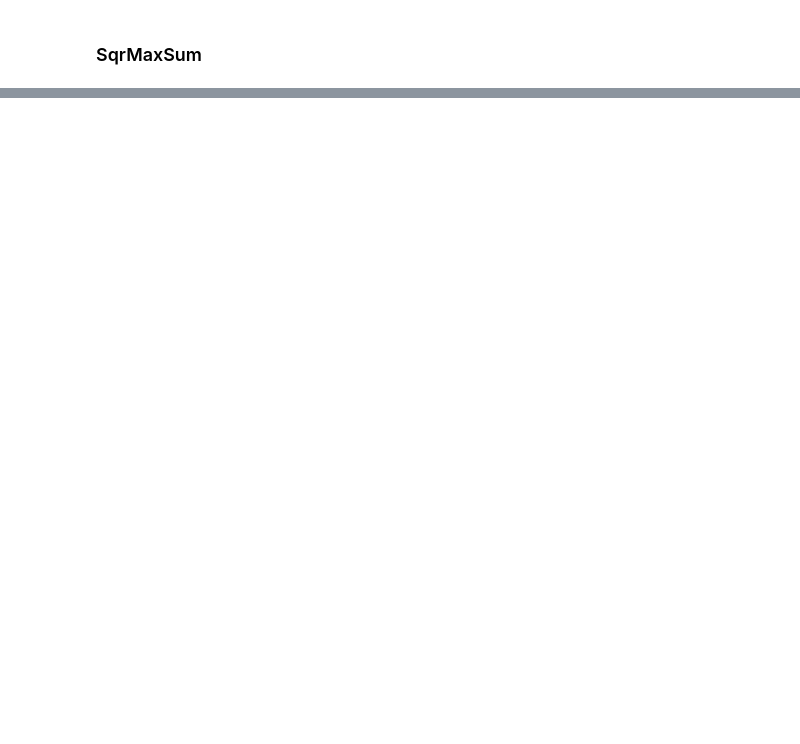
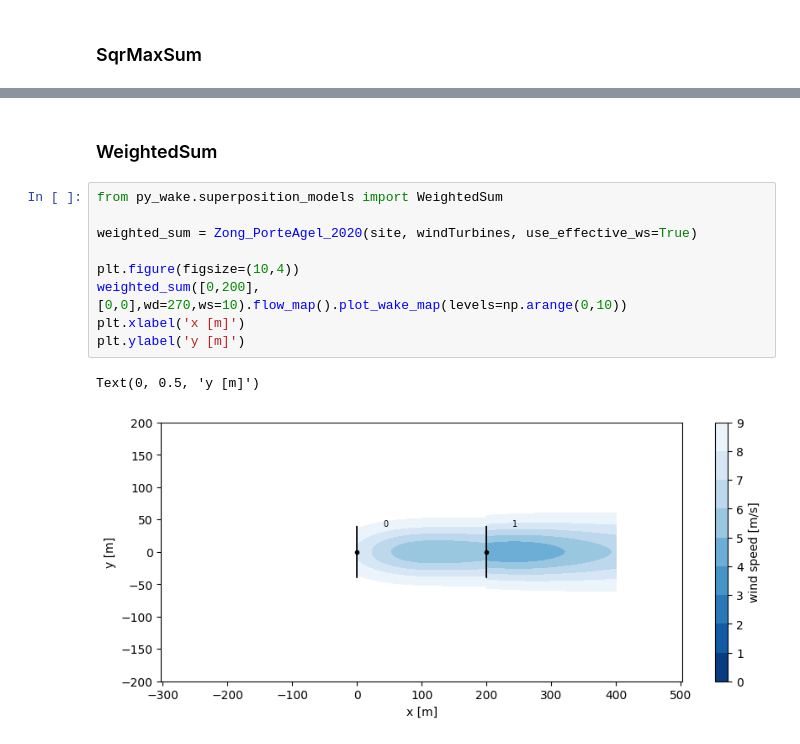
Before and after one commit to geoxiadis/smth, a Jupyter notebook: docs/notebooks/SuperpositionModels.ipynb, the cells around one changed output, grey strips where cells are left out. Saved outputs shown, nothing was run; the diff lists cells and outputs as text; blank space fills up the shorter version.

```diff
--- a/docs/notebooks/SuperpositionModels.ipynb
+++ b/docs/notebooks/SuperpositionModels.ipynb
@@ -84,0 +88,14 @@ Text(0, 0.5, 'y [m]')
+# %% [markdown]
+### WeightedSum
+# %%
+from py_wake.superposition_models import WeightedSum
+
+weighted_sum = Zong_PorteAgel_2020(site, windTurbines, use_effective_ws=True)
+
+plt.figure(figsize=(10,4))
+weighted_sum([0,200],[0,0],wd=270,ws=10).flow_map().plot_wake_map(levels=np.arange(0,10))
+plt.xlabel('x [m]')
+plt.ylabel('y [m]')
+# %% [output]
+Text(0, 0.5, 'y [m]')
+[figure, added]
```
Also changed, not shown: parts of 6 cells of this notebook, 18 other files.
